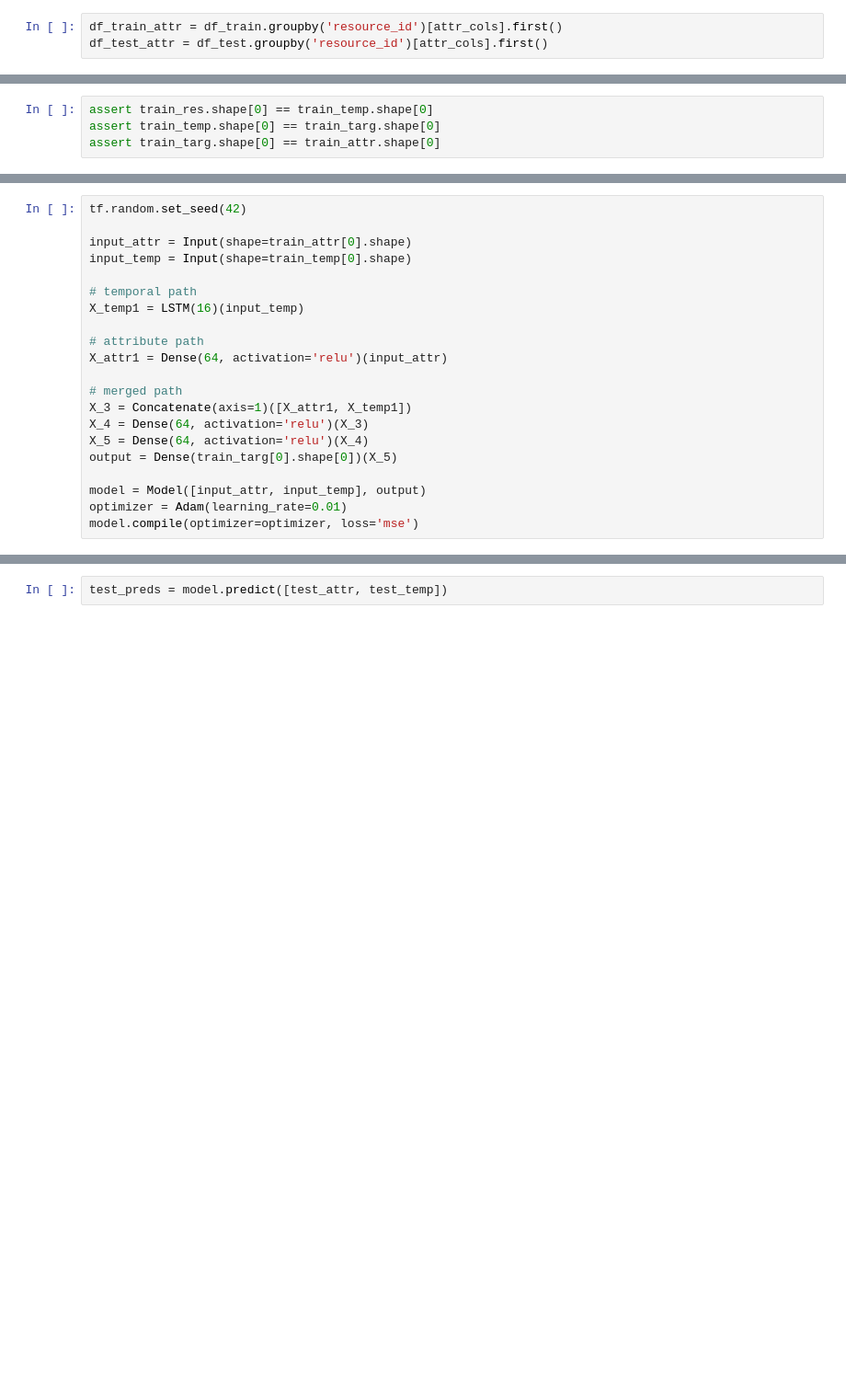
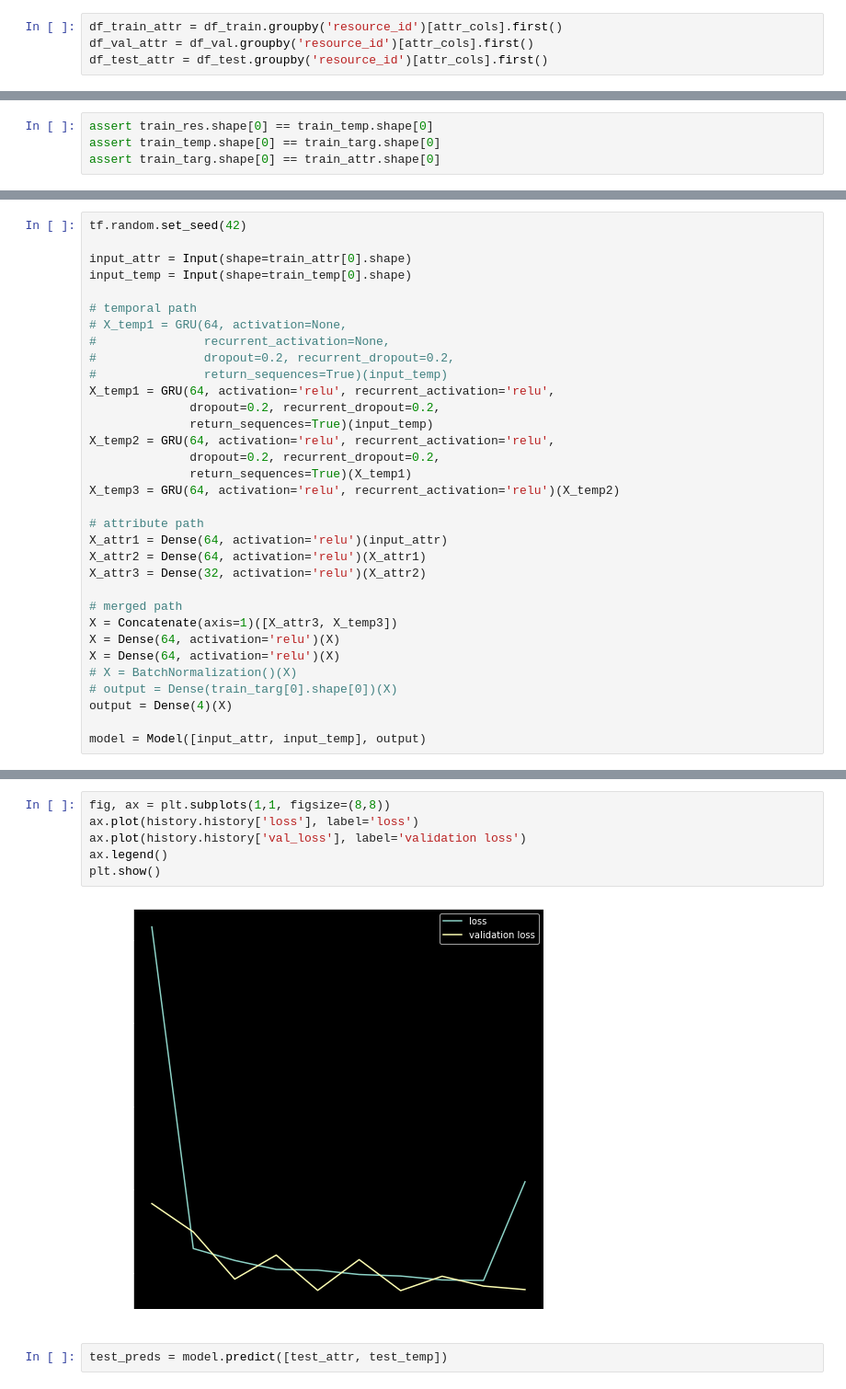
Before and after one commit to cvaf/fut, a Jupyter notebook: pricey/sophie.ipynb, the cells around one changed output, grey strips where cells are left out. Shown at 92% size. Saved outputs shown, nothing was run; the diff lists cells and outputs as text; blank space fills up the shorter version.

```diff
--- a/pricey/sophie.ipynb
+++ b/pricey/sophie.ipynb
@@ -390,5 +124,6 @@ assert df_train_temp.shape[1] == df_test_temp.shape[1]
 ### Attributes Transformation
 # %%
 df_train_attr = df_train.groupby('resource_id')[attr_cols].first()
+df_val_attr = df_val.groupby('resource_id')[attr_cols].first()
 df_test_attr = df_test.groupby('resource_id')[attr_cols].first()
 # %%
@@ -506,17 +241,29 @@ input_attr = Input(shape=train_attr[0].shape)
 input_temp = Input(shape=train_temp[0].shape)
 
 # temporal path
-X_temp1 = LSTM(16)(input_temp)
+# X_temp1 = GRU(64, activation=None,
+#               recurrent_activation=None,
+#               dropout=0.2, recurrent_dropout=0.2,
+#               return_sequences=True)(input_temp)
+X_temp1 = GRU(64, activation='relu', recurrent_activation='relu',
+              dropout=0.2, recurrent_dropout=0.2,
+              return_sequences=True)(input_temp)
+X_temp2 = GRU(64, activation='relu', recurrent_activation='relu',
+              dropout=0.2, recurrent_dropout=0.2,
+              return_sequences=True)(X_temp1)
+X_temp3 = GRU(64, activation='relu', recurrent_activation='relu')(X_temp2)
 
 # attribute path
 X_attr1 = Dense(64, activation='relu')(input_attr)
+X_attr2 = Dense(64, activation='relu')(X_attr1)
+X_attr3 = Dense(32, activation='relu')(X_attr2)
 
 # merged path
-X_3 = Concatenate(axis=1)([X_attr1, X_temp1])
-X_4 = Dense(64, activation='relu')(X_3)
-X_5 = Dense(64, activation='relu')(X_4)
-output = Dense(train_targ[0].shape[0])(X_5)
+X = Concatenate(axis=1)([X_attr3, X_temp3])
+X = Dense(64, activation='relu')(X)
+X = Dense(64, activation='relu')(X)
+# X = BatchNormalization()(X)
+# output = Dense(train_targ[0].shape[0])(X)
+output = Dense(4)(X)
 
 model = Model([input_attr, input_temp], output)
-optimizer = Adam(learning_rate=0.01)
-model.compile(optimizer=optimizer, loss='mse')
@@ -571,2 +318,10 @@ Epoch 10/10
+# %%
+fig, ax = plt.subplots(1,1, figsize=(8,8))
+ax.plot(history.history['loss'], label='loss')
+ax.plot(history.history['val_loss'], label='validation loss')
+ax.legend()
+plt.show()
+# %% [output]
+[figure, added]
 # %%
 test_preds = model.predict([test_attr, test_temp])
```
Also changed, not shown: parts of 86 cells of this notebook, 1 other file.
